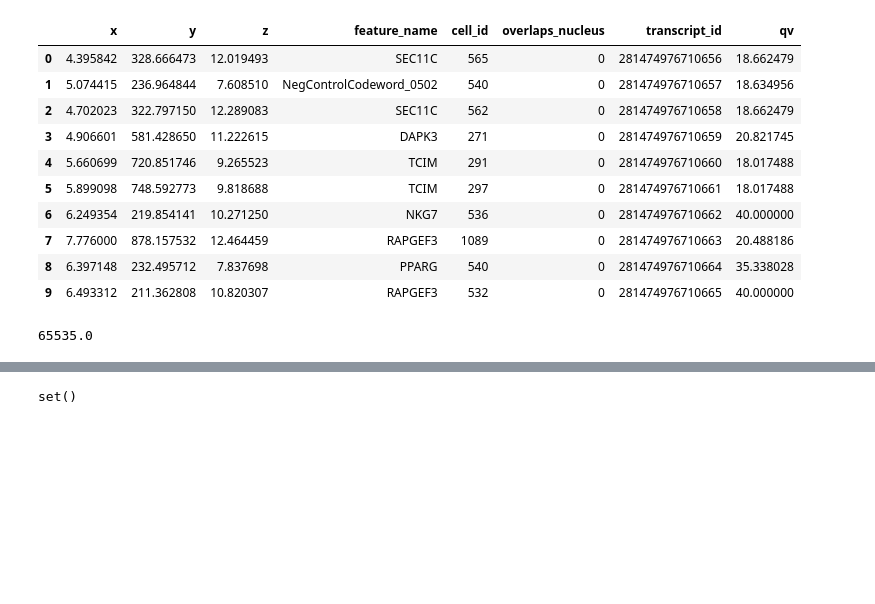
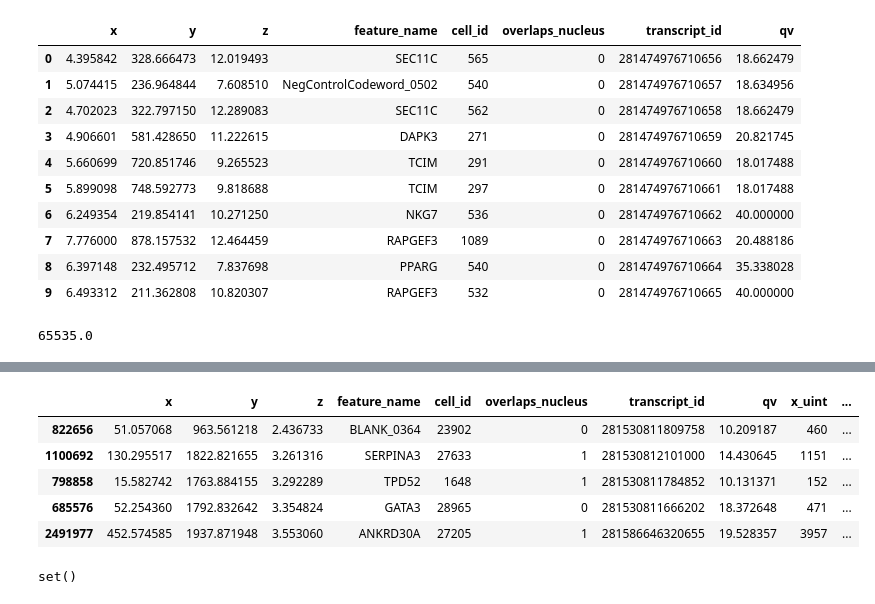
Before and after one commit to vitessce/vitessce-python, a Jupyter notebook: docs/notebooks/spatial_data_xenium.ipynb, the cells around one changed output, grey strips where cells are left out. Cells and saved outputs as stored; diff of their text form; code cells hidden in the pictures; blank space fills up the shorter version.

```diff
--- a/docs/notebooks/spatial_data_xenium.ipynb
+++ b/docs/notebooks/spatial_data_xenium.ipynb
@@ -222,5 +490,12 @@ sdata_morton_sort_points(sdata, "transcripts")
 # %%
-sdata.points["transcripts"]
+sdata.points["transcripts"].head()
+# %% [output]
+|  | x | y | z | feature_name | cell_id | overlaps_nucleus | transcript_id | qv | x_uint | ... |
+| 822656 | 51.057068 | 963.561218 | 2.436733 | BLANK_0364 | 23902 | 0 | 281530811809758 | 10.209187 | 460 | ... |
+| 1100692 | 130.295517 | 1822.821655 | 3.261316 | SERPINA3 | 27633 | 1 | 281530812101000 | 14.430645 | 1151 | ... |
+| 798858 | 15.582742 | 1763.884155 | 3.292289 | TPD52 | 1648 | 1 | 281530811784852 | 10.131371 | 152 | ... |
+| 685576 | 52.254360 | 1792.832642 | 3.354824 | GATA3 | 28965 | 0 | 281530811666202 | 18.372648 | 471 | ... |
+| 2491977 | 452.574585 | 1937.871948 | 3.553060 | ANKRD30A | 27205 | 1 | 281586646320655 | 19.528357 | 3957 | ... |
 # %%
 get_element_annotators(sdata, "transcripts")
 # %% [output]
```
Also changed, not shown: parts of 14 cells of this notebook.
